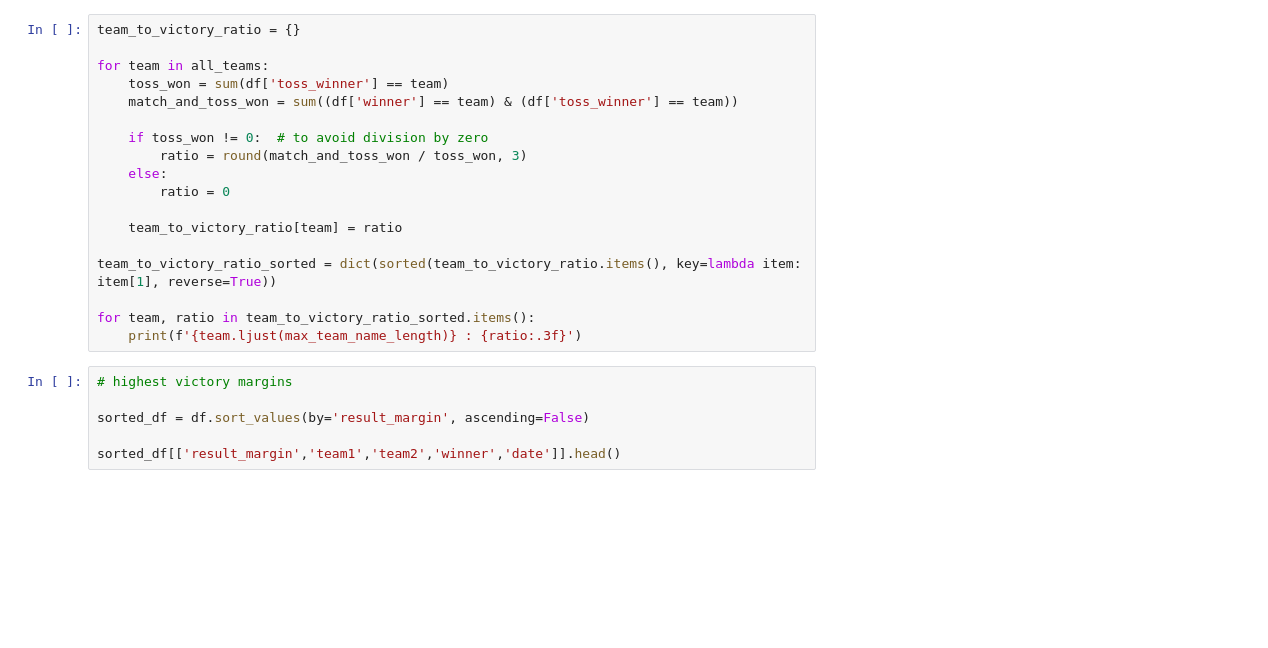
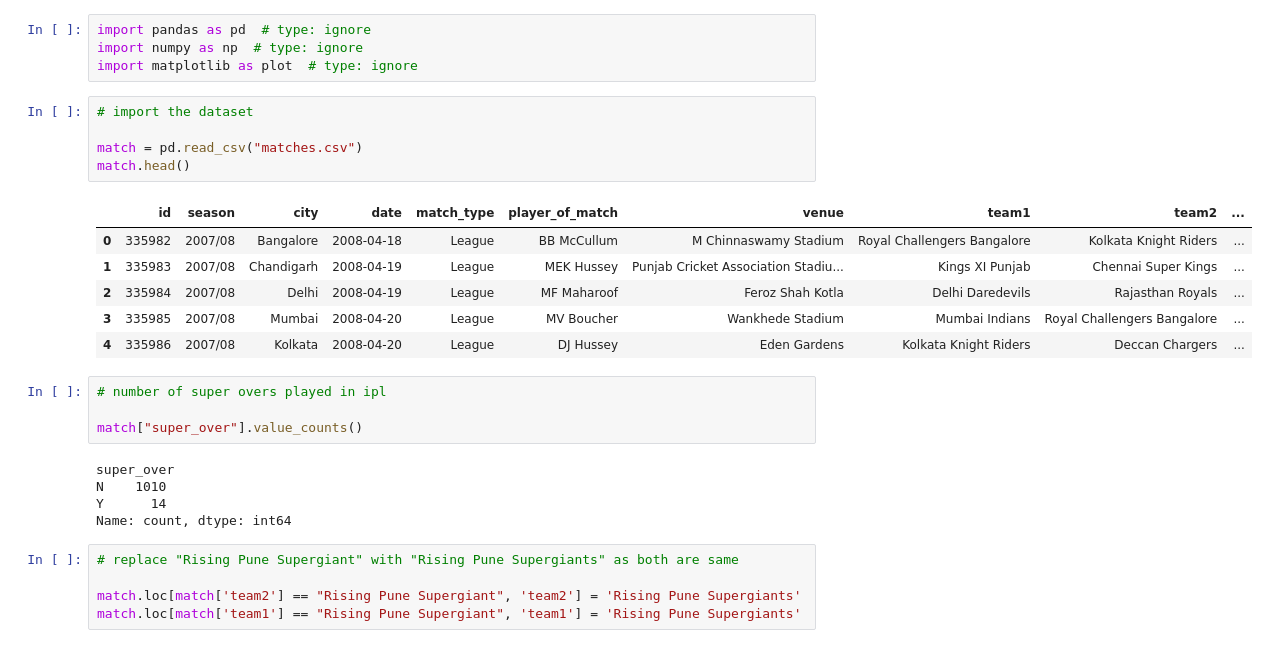
Before and after one commit to code-with-aneesh/IPL_Analysis, a Jupyter notebook: match_analysis.ipynb, the cells around one changed output. Cells and saved outputs as stored; diff of their text form; blank space fills up the shorter version.

```diff
--- a/match_analysis.ipynb
+++ b/match_analysis.ipynb
@@ -119,24 +1,30 @@ print(f'number of matches where toss winner loses the match {l}')
-# %%
-team_to_victory_ratio = {}
-
-for team in all_teams:
-    toss_won = sum(df['toss_winner'] == team)
-    match_and_toss_won = sum((df['winner'] == team) & (df['toss_winner'] == team))
-
-    if toss_won != 0:  # to avoid division by zero
-        ratio = round(match_and_toss_won / toss_won, 3)
-    else:
-        ratio = 0
-
-    team_to_victory_ratio[team] = ratio
-
-team_to_victory_ratio_sorted = dict(sorted(team_to_victory_ratio.items(), key=lambda item: item[1], reverse=True))
-
-for team, ratio in team_to_victory_ratio_sorted.items():
-    print(f'{team.ljust(max_team_name_length)} : {ratio:.3f}')
-# %%
-# highest victory margins
-
-sorted_df = df.sort_values(by='result_margin', ascending=False)
-
-sorted_df[['result_margin','team1','team2','winner','date']].head()
+# %%
+import pandas as pd  # type: ignore
+import numpy as np  # type: ignore
+import matplotlib as plot  # type: ignore
+# %%
+# import the dataset
+
+match = pd.read_csv("matches.csv")
+match.head()
+# %% [output]
+|  | id | season | city | date | match_type | player_of_match | venue | team1 | team2 | ... |
+| 0 | 335982 | 2007/08 | Bangalore | 2008-04-18 | League | BB McCullum | M Chinnaswamy Stadium | Royal Challengers Bangalore | Kolkata Knight Riders | ... |
+| 1 | 335983 | 2007/08 | Chandigarh | 2008-04-19 | League | MEK Hussey | Punjab Cricket Association Stadiu... | Kings XI Punjab | Chennai Super Kings | ... |
+| 2 | 335984 | 2007/08 | Delhi | 2008-04-19 | League | MF Maharoof | Feroz Shah Kotla | Delhi Daredevils | Rajasthan Royals | ... |
+| 3 | 335985 | 2007/08 | Mumbai | 2008-04-20 | League | MV Boucher | Wankhede Stadium | Mumbai Indians | Royal Challengers Bangalore | ... |
+| 4 | 335986 | 2007/08 | Kolkata | 2008-04-20 | League | DJ Hussey | Eden Gardens | Kolkata Knight Riders | Deccan Chargers | ... |
+# %%
+# number of super overs played in ipl
+
+match["super_over"].value_counts()
+# %% [output]
+super_over
+N    1010
+Y      14
+Name: count, dtype: int64
+# %%
+# replace "Rising Pune Supergiant" with "Rising Pune Supergiants" as both are same
+
+match.loc[match['team2'] == "Rising Pune Supergiant", 'team2'] = 'Rising Pune Supergiants'
+match.loc[match['team1'] == "Rising Pune Supergiant", 'team1'] = 'Rising Pune Supergiants'
```
Also changed, not shown: parts of 33 cells of this notebook, 1 other file.
